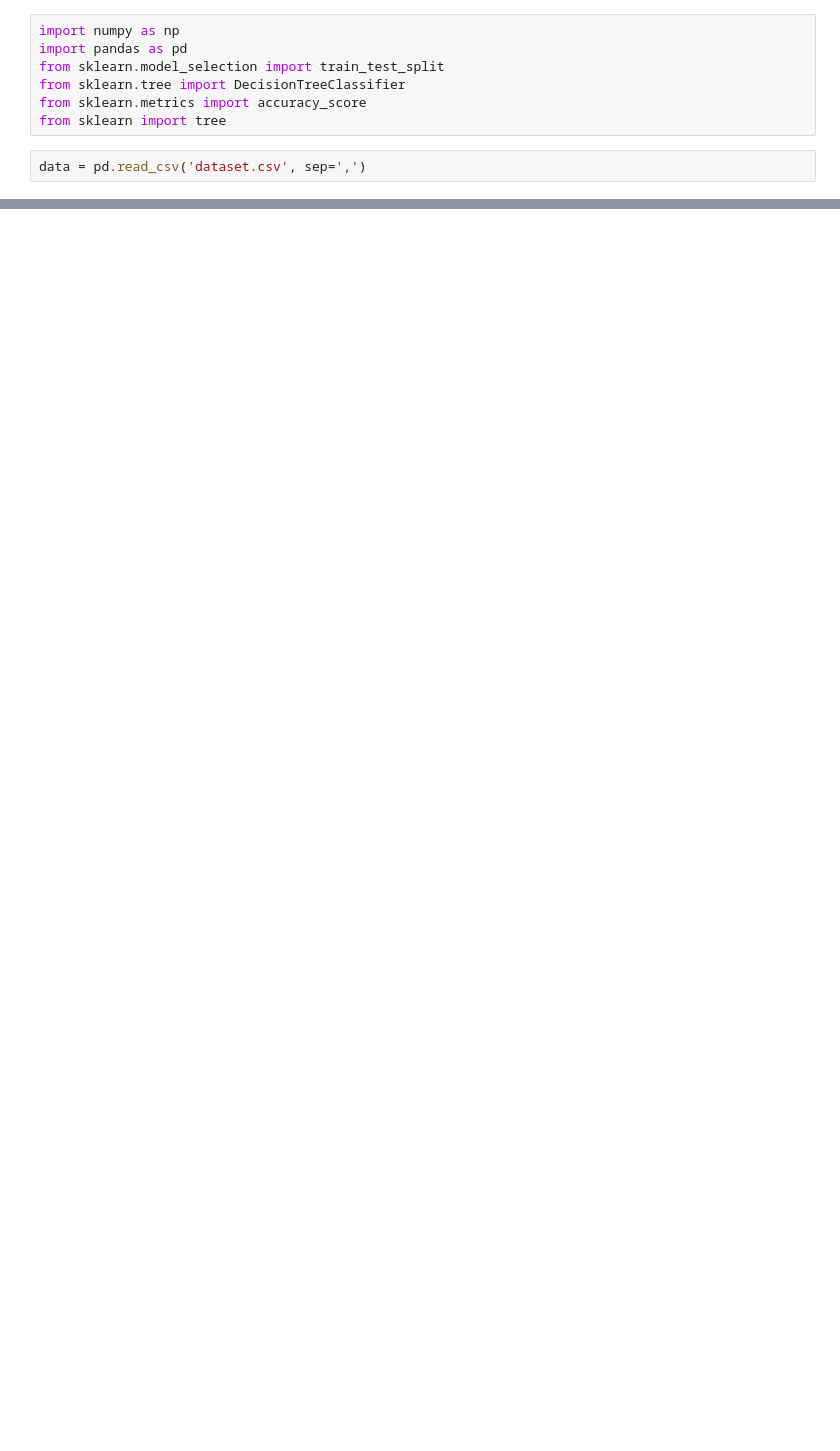
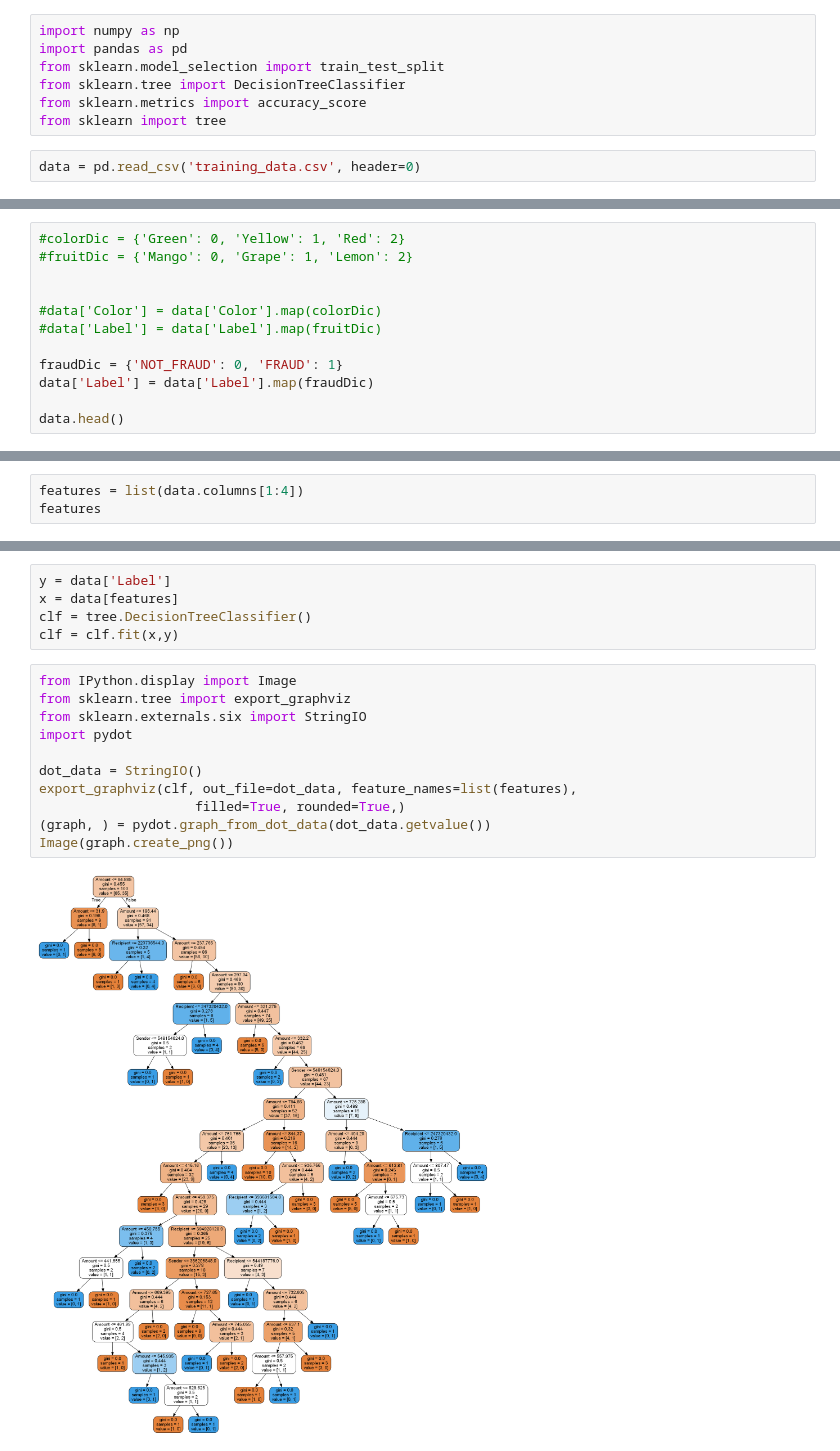
Before and after one commit to Sami-Rocks/decision-tree, a Jupyter notebook: decision_tree.ipynb, the cells around one changed output, grey strips where cells are left out. Saved outputs shown, nothing was run; the diff lists cells and outputs as text; blank space fills up the shorter version.

```diff
--- a/decision_tree.ipynb
+++ b/decision_tree.ipynb
@@ -6,4 +6,4 @@ from sklearn.tree import DecisionTreeClassifier
 from sklearn.metrics import accuracy_score
 from sklearn import tree
 # %%
-data = pd.read_csv('dataset.csv', sep=',')
+data = pd.read_csv('training_data.csv', header=0)
@@ -196,0 +19,12 @@ Is diameter >= 3?
+# %%
+#colorDic = {'Green': 0, 'Yellow': 1, 'Red': 2}
+#fruitDic = {'Mango': 0, 'Grape': 1, 'Lemon': 2}
+
+
+#data['Color'] = data['Color'].map(colorDic)
+#data['Label'] = data['Label'].map(fruitDic)
+
+fraudDic = {'NOT_FRAUD': 0, 'FRAUD': 1}
+data['Label'] = data['Label'].map(fraudDic)
+
+data.head()
@@ -196,0 +38,3 @@ Is diameter >= 3?
+# %%
+features = list(data.columns[1:4])
+features
@@ -196,0 +43,18 @@ Is diameter >= 3?
+# %%
+y = data['Label']
+x = data[features]
+clf = tree.DecisionTreeClassifier()
+clf = clf.fit(x,y)
+# %%
+from IPython.display import Image
+from sklearn.tree import export_graphviz
+from sklearn.externals.six import StringIO
+import pydot
+
+dot_data = StringIO()
+export_graphviz(clf, out_file=dot_data, feature_names=list(features),
+                    filled=True, rounded=True,)
+(graph, ) = pydot.graph_from_dot_data(dot_data.getvalue())
+Image(graph.create_png())
+# %% [output]
+[figure, added]
```
Also changed, not shown: parts of 23 cells of this notebook, 1 other file.
